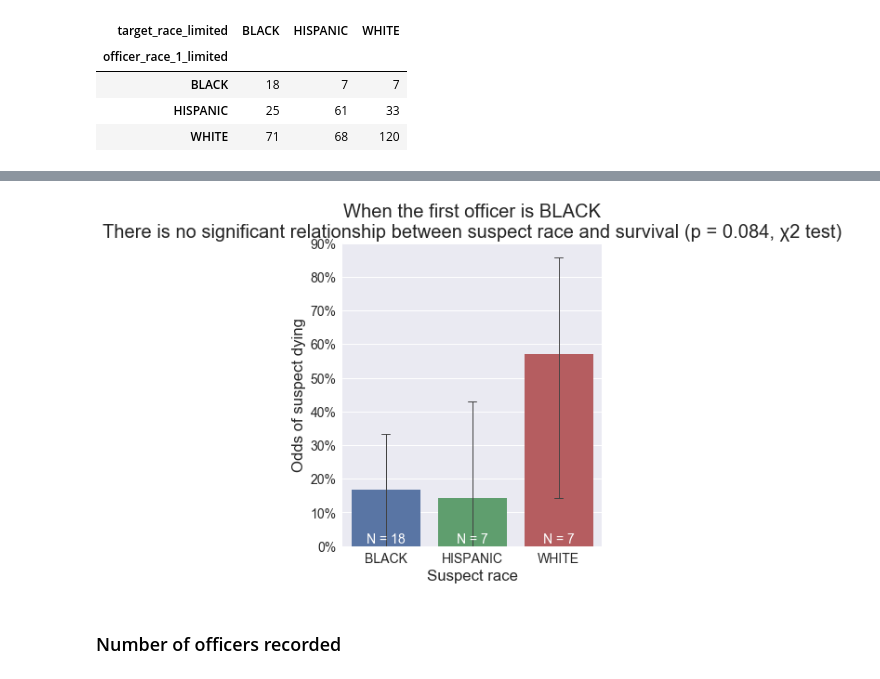
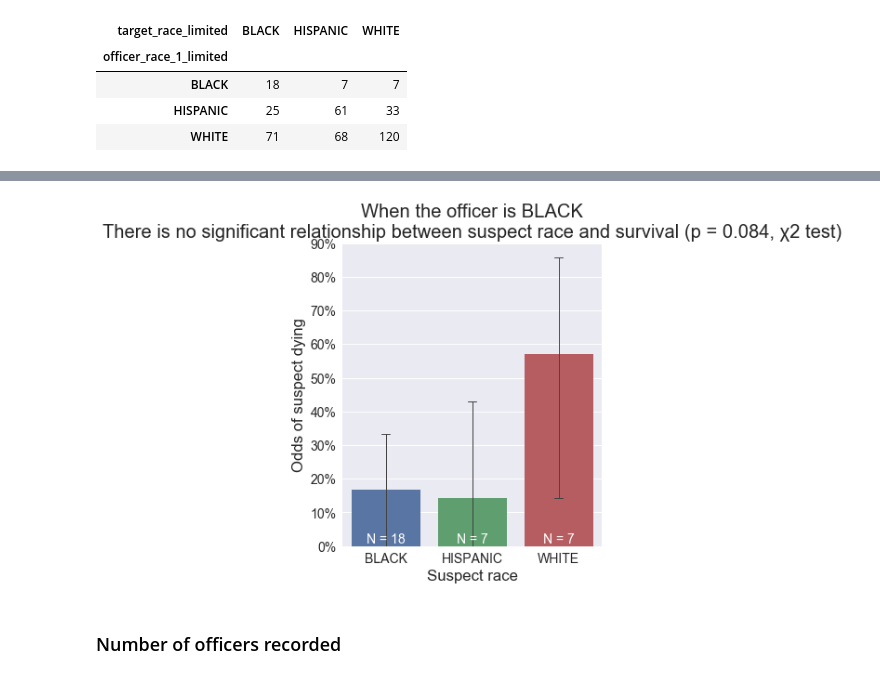
Before and after one commit to texas-justice-initiative/analysis, a Jupyter notebook: Who survives shootings?.ipynb, the cells around one changed output, grey strips where cells are left out. Drawn from its saved outputs; the diff is of its cells as text; code cells hidden in the pictures.

```diff
--- a/Who survives shootings?.ipynb
+++ b/Who survives shootings?.ipynb
@@ -359,17 +359,17 @@ pass
 # %%
 black_officer = top3_races_suspect[top3_races_suspect['officer_race_1_limited'] == 'BLACK']
 
 table = pd.crosstab(black_officer['target_race_limited'], black_officer['target_died'])
 p = stats.chi2_contingency(table)[1]
 
 fig, ax = barplot_with_counts(black_officer, 'target_race_limited')
 
-ax.set_title("When the first officer is BLACK\nThere is no significant relationship between suspect race and survival " + format_p(p, 'χ2 test'))
+ax.set_title("When the officer is BLACK\nThere is no significant relationship between suspect race and survival " + format_p(p, 'χ2 test'))
 ax.set_xlabel('Suspect race')
 ax.set_ylabel('Odds of suspect dying')
 pass
 # %% [output]
-[figure, old version]
+[figure, new version]
 # %% [markdown]
 ### Number of officers recorded
 # %%
```
Also changed, not shown: parts of 16 cells of this notebook.
